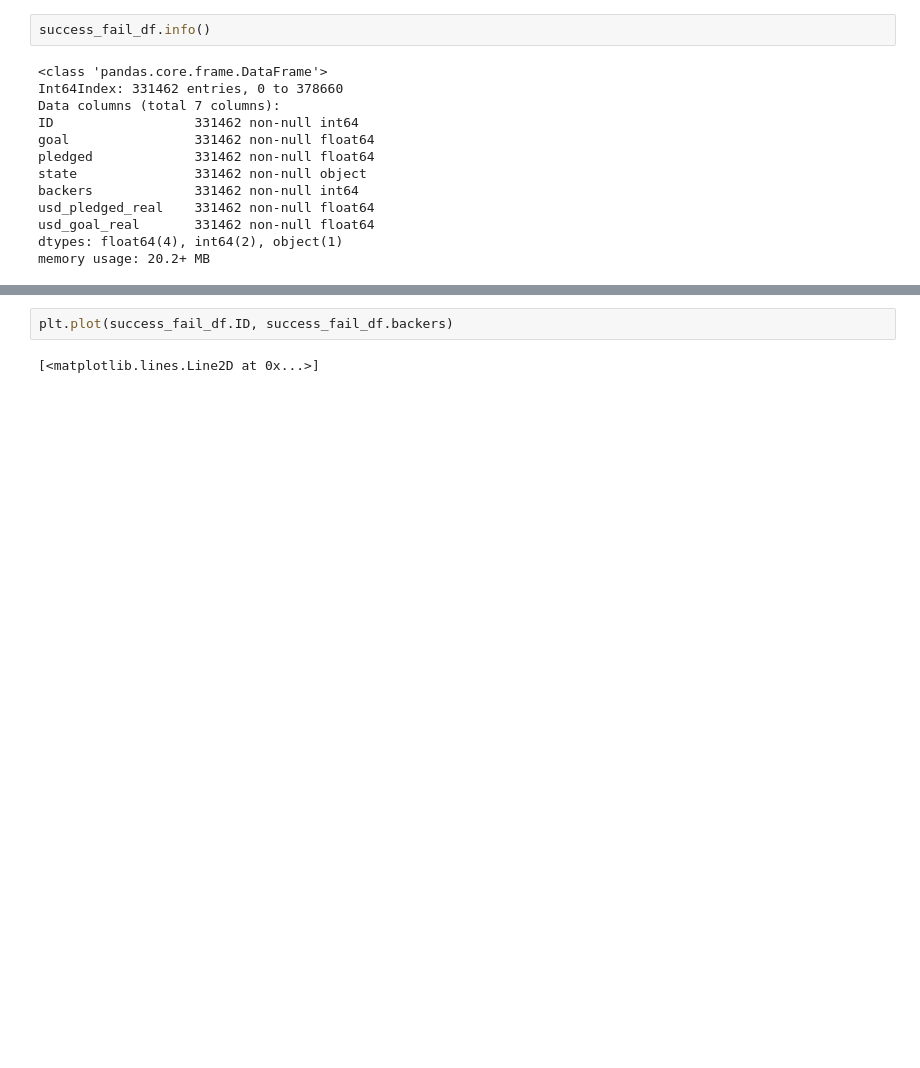
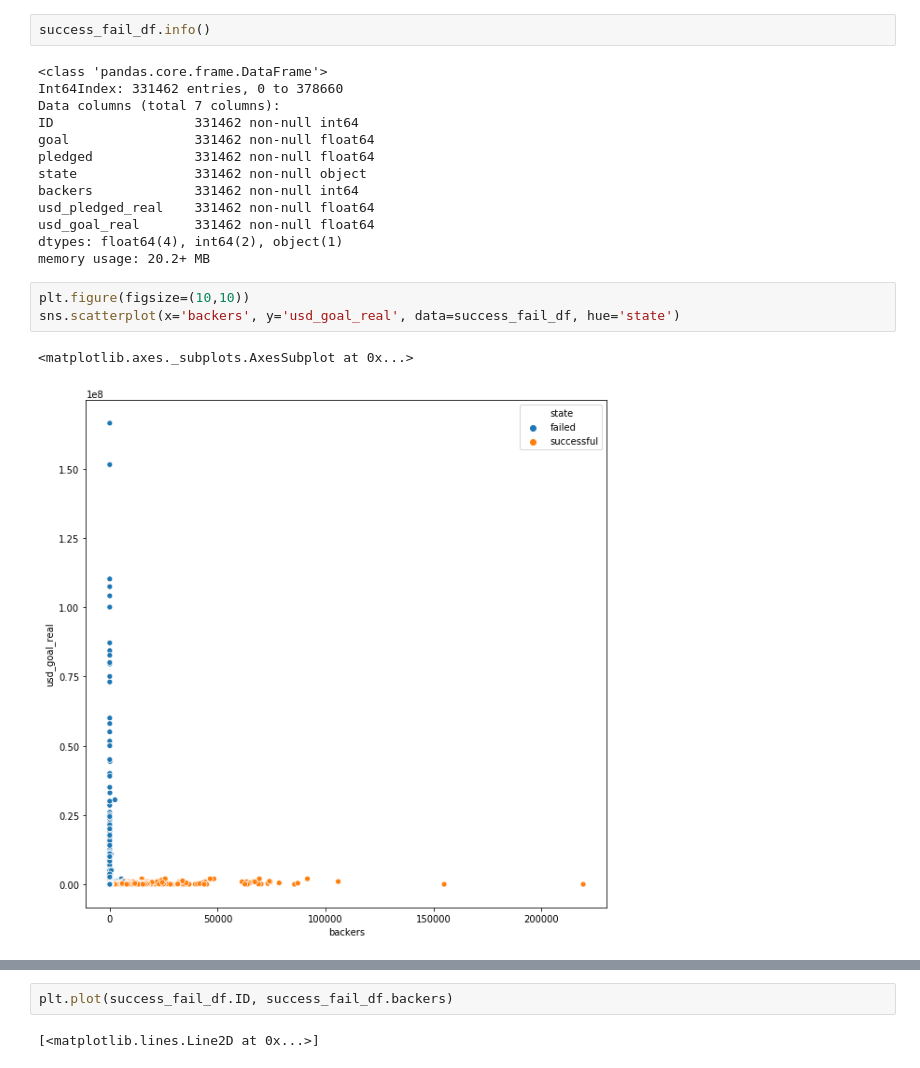
Before and after one commit to davidwederstrandtsr/Xtra_projects, a Jupyter notebook: kickstarter-exercise.ipynb, the cells around one changed output, grey strips where cells are left out. Saved outputs shown, nothing was run; the diff lists cells and outputs as text; blank space fills up the shorter version.

```diff
--- a/kickstarter-exercise.ipynb
+++ b/kickstarter-exercise.ipynb
@@ -199,4 +204,10 @@ usd_pledged_real    331462 non-null float64
 usd_goal_real       331462 non-null float64
 dtypes: float64(4), int64(2), object(1)
 memory usage: 20.2+ MB
+# %%
+plt.figure(figsize=(10,10))
+sns.scatterplot(x='backers', y='usd_goal_real', data=success_fail_df, hue='state')
+# %% [output]
+<matplotlib.axes._subplots.AxesSubplot at 0x...>
+[figure, added]
 # %%
```
Also changed, not shown: parts of 14 cells of this notebook.
